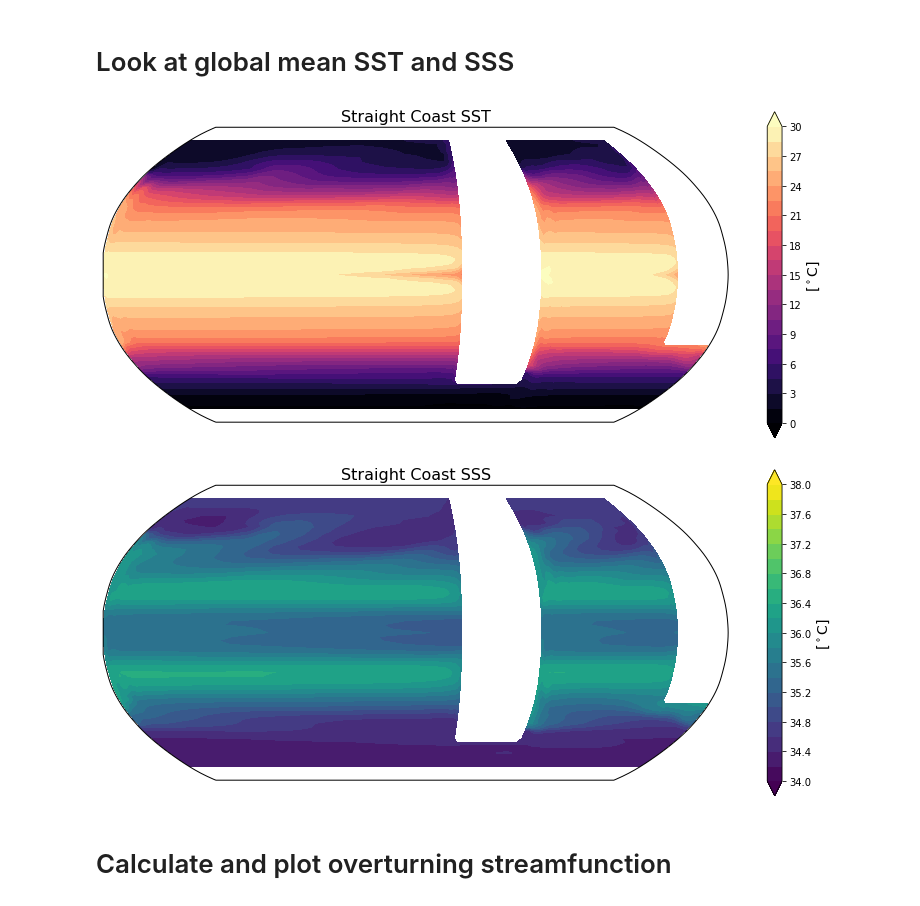
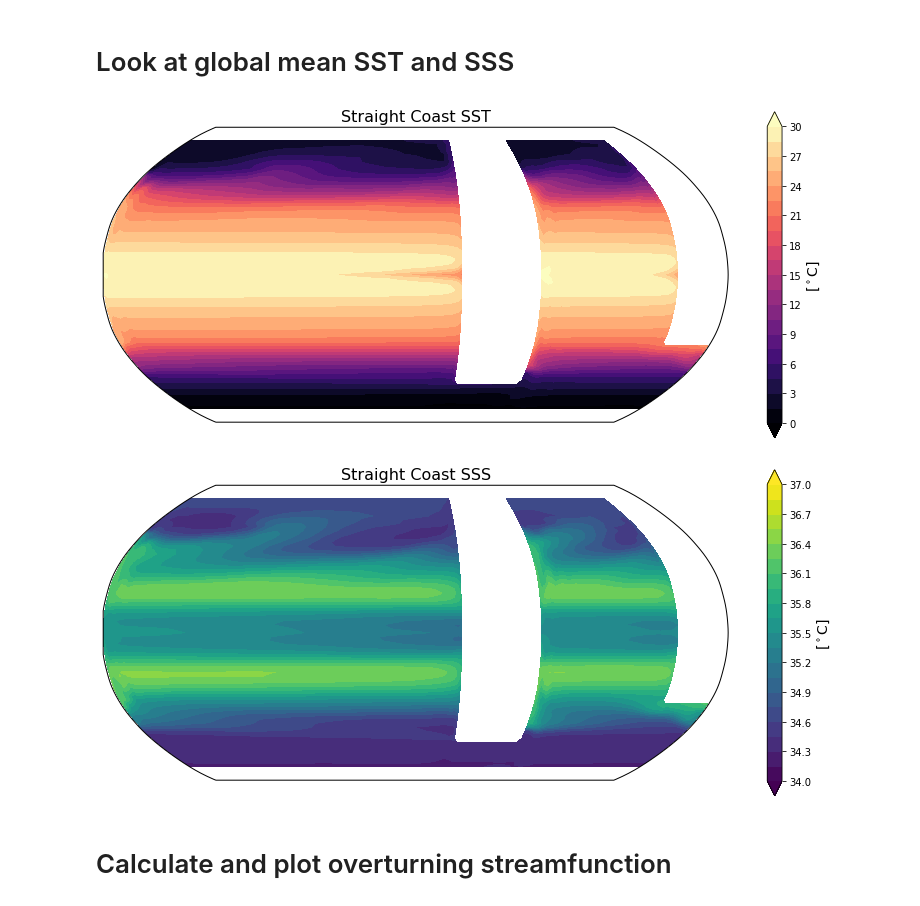
Before and after one commit to NCAR/CESM_MOM6_AQUA, a Jupyter notebook: scripts/sfn_figs_TRYfunctions.ipynb, the cells around one changed output. Saved outputs shown, nothing was run; the diff lists cells and outputs as text; code cells hidden in the pictures.

```diff
--- a/scripts/sfn_figs_TRYfunctions.ipynb
+++ b/scripts/sfn_figs_TRYfunctions.ipynb
@@ -19,7 +19,7 @@ import cartopy.crs as ccrs
 case = 'Straight Coast'
 
 # path to ocean_annual file
-path_year = '/data2/sragen/MOM6_cases/aquaplanet/MASTERS/straight_coast/run/DATA/300yr/21000101.ocean_annual.nc'
+path_year = '/data2/sragen/MOM6_cases/aquaplanet/MASTERS/straight_coast/run/DATA/100yr/19000101.ocean_annual.nc'
 dy = xr.open_dataset(path_year)
 
 # path to ocean_month file
@@ -122,28 +152,28 @@ def plot_basin_sfn(sfn_mean, sfn_res, sfn_resmean, sfn_bound, y_south, y_north):
 # %%
 b = np.linspace(0, 30, 21, endpoint=True)
 t = np.linspace(0, 30, 11, endpoint=True)
 fig = plt.figure(figsize=(14, 6))
 ax = fig.add_subplot(1, 1, 1, projection=ccrs.Robinson(central_longitude=180.0))
 plt.contourf(dy['xh'], dy['yh'], np.nanmean(dy['tos'], axis=0), b, cmap='magma', extend='both',  transform=ccrs.PlateCarree())
 cbar = plt.colorbar(ticks=t, boundaries=t, spacing='uniform', extend='both')
 cbar.ax.set_ylabel('[$^\circ$C]', fontsize=14)
 plt.ylabel('Latitude', fontsize=14), plt.xlabel('Longitude', fontsize=14)
 plt.title('{} SST'.format(case), fontsize=16)
 plt.show()
 
-b_salt = np.linspace(34, 38, 21, endpoint=True)
-t_salt = np.linspace(34, 38, 11, endpoint=True)
+b_salt = np.linspace(34, 37, 21, endpoint=True)
+t_salt = np.linspace(34, 37, 11, endpoint=True)
 fig = plt.figure(figsize=(14, 6))
 ax = fig.add_subplot(1, 1, 1, projection=ccrs.Robinson(central_longitude=180.0))
 plt.contourf(dy['xh'], dy['yh'], np.nanmean(dy['sos'], axis=0), b_salt, extend='both',  transform=ccrs.PlateCarree())
 cbar = plt.colorbar(ticks=t_salt, boundaries=t_salt, spacing='uniform', extend='both')
 cbar.ax.set_ylabel('[$^\circ$C]', fontsize=14)
 plt.ylabel('Latitude', fontsize=14), plt.xlabel('Longitude', fontsize=14)
 plt.title('{} SSS'.format(case), fontsize=16)
 plt.show()
 # %% [output]
 [figure]
-[figure, old version]
+[figure, new version]
 # %% [markdown]
 # Calculate and plot overturning streamfunction
 # %%
```
Also changed, not shown: parts of 4 cells of this notebook.
